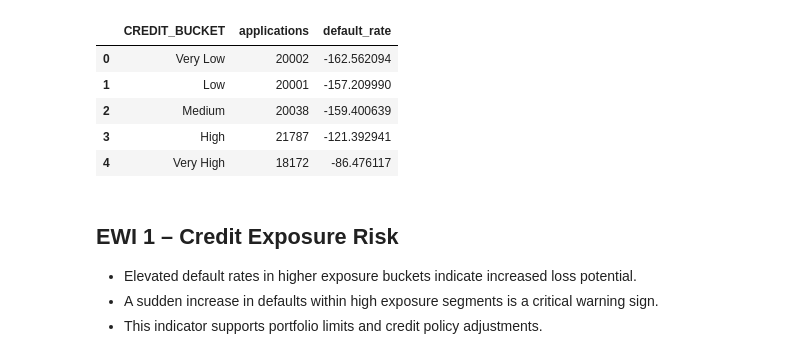
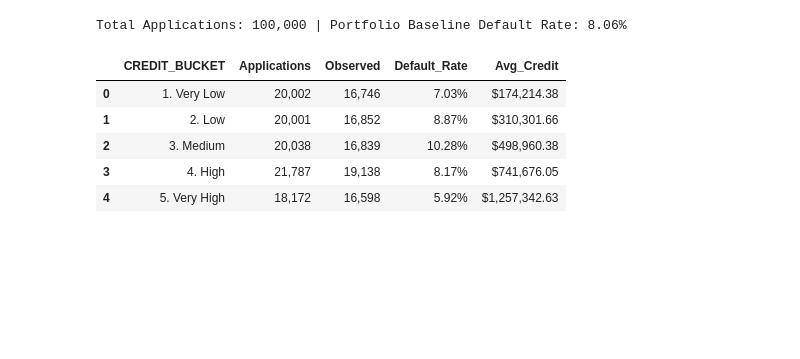
Before and after one commit to KuzevaStasy/Credit-Risk-Business-Analytics, a Jupyter notebook: notebooks/03_credit_risk_and_early_warning_indicators.ipynb, the cells around one changed output. Cells and saved outputs as stored; diff of their text form; code cells hidden in the pictures; blank space fills up the shorter version.

```diff
--- a/notebooks/03_credit_risk_and_early_warning_indicators.ipynb
+++ b/notebooks/03_credit_risk_and_early_warning_indicators.ipynb
@@ -53,37 +12,73 @@ Material deviations from the baseline may indicate emerging portfolio risk.
+# %%
+import numpy as np
+import pandas as pd
+import matplotlib.pyplot as plt
+import matplotlib.ticker as ticker
+import seaborn as sns
+
+# Visualization style setup
+plt.style.use("seaborn-v0_8-whitegrid" if "seaborn-v0_8-whitegrid" in plt.style.available else "default")
+sns.set_context("talk")
+plt.rcParams["figure.figsize"] = (10, 5)
+
+# 1. Load Data
+use_cols = [
+    "SK_ID_CURR",
+    "TARGET",
+    "AMT_CREDIT",
+    "AMT_INCOME_TOTAL",
+    "DAYS_BIRTH",
+    "EXT_SOURCE_2",
+    "CNT_FAM_MEMBERS",
+    "REGION_RATING_CLIENT"
+]
+
+df = pd.read_csv(
+    "../archive/feature_matrix.csv",
+    usecols=use_cols,
+    nrows=100_000
+)
+
+# 2. Preprocessing & Target Normalization
+df["TARGET"] = df["TARGET"].replace(-999, np.nan)
+df["AGE_YEARS"] = (-df["DAYS_BIRTH"] / 365.25).round(1)
+
+# Baseline Risk Reference
+baseline_default_rate = df["TARGET"].mean()
+print(f"Total Applications: {len(df):,} | Portfolio Baseline Default Rate: {baseline_default_rate:.2%}")
+# %% [output]
+Total Applications: 100,000 | Portfolio Baseline Default Rate: 8.06%
 # %%
+# 3. EWI 1: Credit Exposure Risk
 df["CREDIT_BUCKET"] = pd.qcut(
     df["AMT_CREDIT"],
     q=5,
-    labels=[
-        "Very Low",
-        "Low",
-        "Medium",
-        "High",
-        "Very High"
-    ]
+    labels=["1. Very Low", "2. Low", "3. Medium", "4. High", "5. Very High"]
 )
 
 ewi_exposure = (
     df.groupby("CREDIT_BUCKET", observed=True)
       .agg(
-          applications=("TARGET", "count"),
-          default_rate=("TARGET", "mean")
+          Applications=("SK_ID_CURR", "count"),
+          Observed=("TARGET", "count"),
+          Default_Rate=("TARGET", "mean"),
+          Avg_Credit=("AMT_CREDIT", "mean")
       )
       .reset_index()
 )
 
-ewi_exposure
+# Display Formatted Table
+display_exposure = ewi_exposure.copy()
+display_exposure["Applications"] = display_exposure["Applications"].map("{:,}".format)
+display_exposure["Observed"] = display_exposure["Observed"].map("{:,}".format)
+display_exposure["Default_Rate"] = display_exposure["Default_Rate"].map("{:.2%}".format)
+display_exposure["Avg_Credit"] = display_exposure["Avg_Credit"].map("${:,.2f}".format)
+display_exposure
 # %% [output]
-|  | CREDIT_BUCKET | applications | default_rate |
-| 0 | Very Low | 20002 | -162.562094 |
-| 1 | Low | 20001 | -157.209990 |
-| 2 | Medium | 20038 | -159.400639 |
-| 3 | High | 21787 | -121.392941 |
-| 4 | Very High | 18172 | -86.476117 |
+|  | CREDIT_BUCKET | Applications | Observed | Default_Rate | Avg_Credit |
+| 0 | 1. Very Low | 20,002 | 16,746 | 7.03% | $174,214.38 |
+| 1 | 2. Low | 20,001 | 16,852 | 8.87% | $310,301.66 |
+| 2 | 3. Medium | 20,038 | 16,839 | 10.28% | $498,960.38 |
+| 3 | 4. High | 21,787 | 19,138 | 8.17% | $741,676.05 |
+| 4 | 5. Very High | 18,172 | 16,598 | 5.92% | $1,257,342.63 |
-# %% [markdown]
-## EWI 1 – Credit Exposure Risk
-
-- Elevated default rates in higher exposure buckets indicate increased loss potential.
-- A sudden increase in defaults within high exposure segments is a critical warning sign.
-- This indicator supports portfolio limits and credit policy adjustments.
 # %%
```
Also changed, not shown: parts of 20 cells of this notebook, 3 other files.
